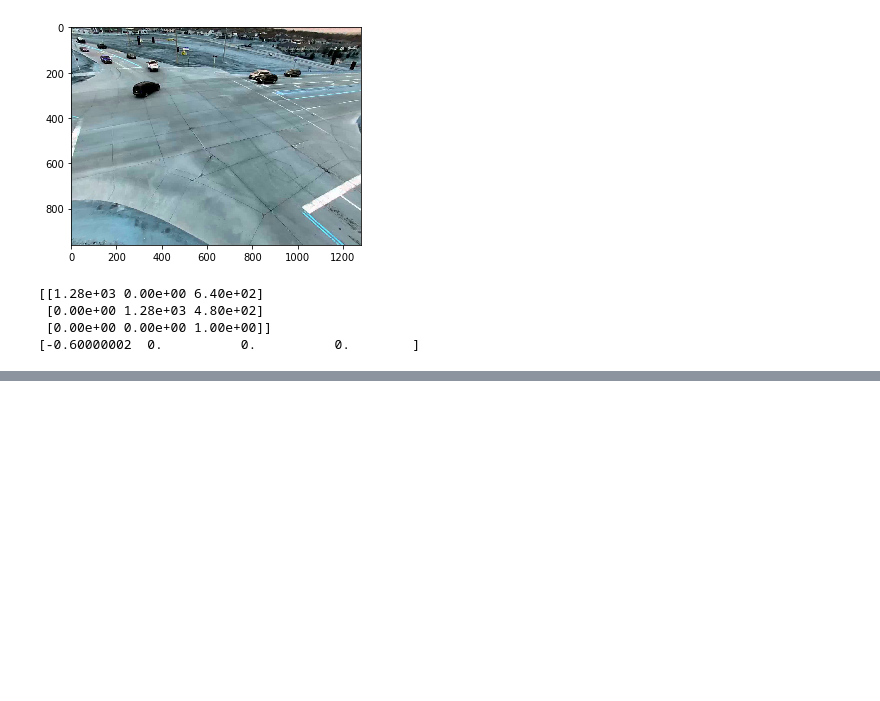
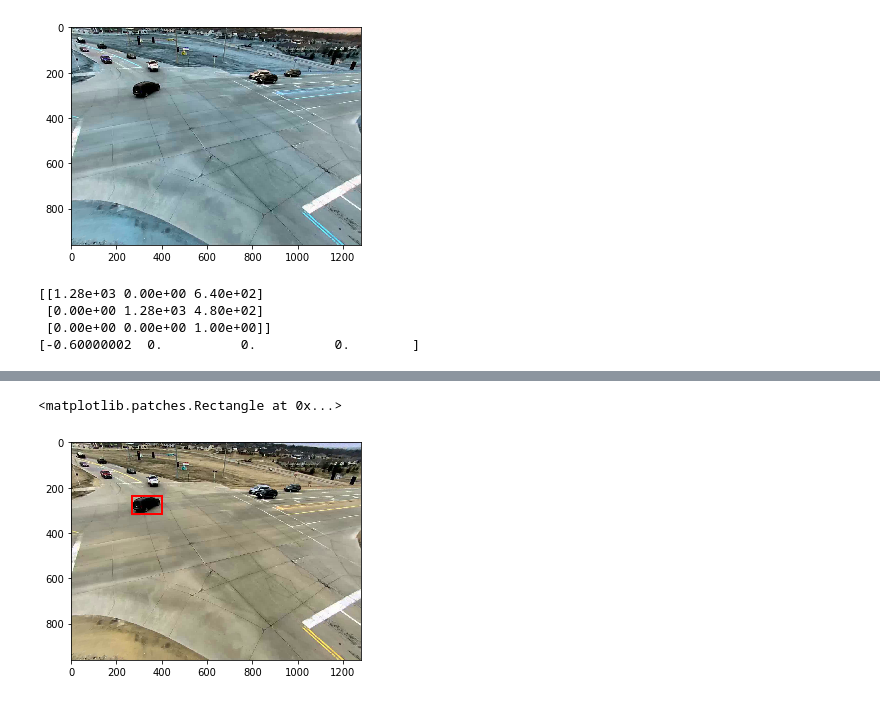
Before and after one commit to mcv-m6-video/mcv-m6-2019-team3, a Jupyter notebook: week5/notebooks/Create siamese dataset.ipynb, the cells around one changed output, grey strips where cells are left out. Cells and saved outputs as stored; diff of their text form; code cells hidden in the pictures; blank space fills up the shorter version.

Commit message:
Implement undistort bboxes

```diff
--- a/week5/notebooks/Create siamese dataset.ipynb
+++ b/week5/notebooks/Create siamese dataset.ipynb
@@ -275,0 +294,12 @@ plt.show()
+# %%
+test = np.array([[[minc, minr], [maxc, maxr]]], dtype=np.float32)
+undistort_pts = cv2.undistortPoints(test, camera_matrix, distort_coef, P=camera_matrix)
+
+fig, ax = plt.subplots()
+ax.imshow(cv2.cvtColor(dst, cv2.COLOR_BGR2RGB))
+
+rect = mpatches.Rectangle((undistort_pts[0][0][0], undistort_pts[0][0][1]), undistort_pts[0][1][0] - undistort_pts[0][0][0] + 1, undistort_pts[0][1][1] - undistort_pts[0][0][1] + 1, fill=False, edgecolor='red', linewidth=2)
+ax.add_patch(rect)
+# %% [output]
+<matplotlib.patches.Rectangle at 0x...>
+[figure, added]
```
Also changed, not shown: parts of 6 cells of this notebook, 1 other file.
